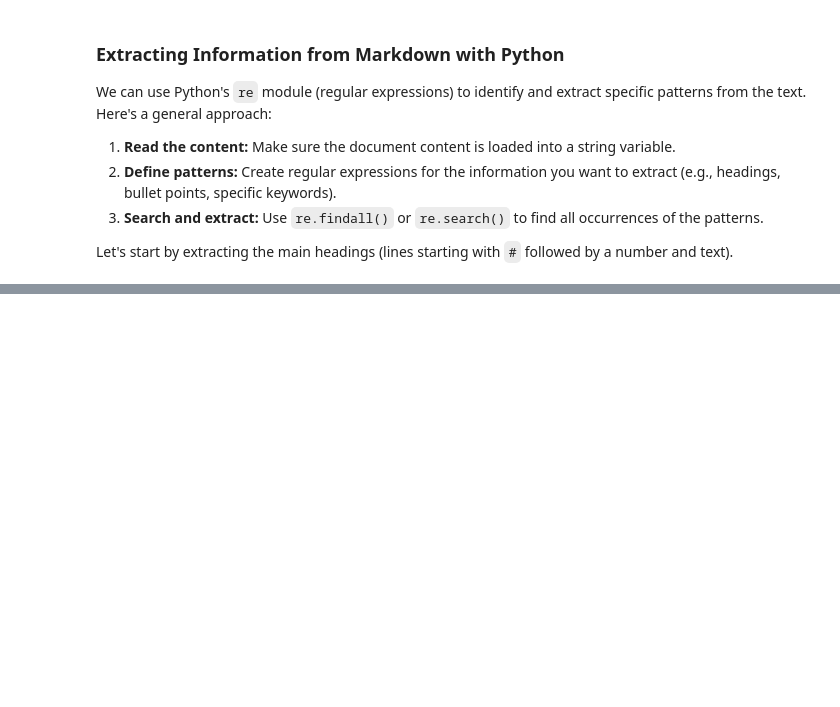
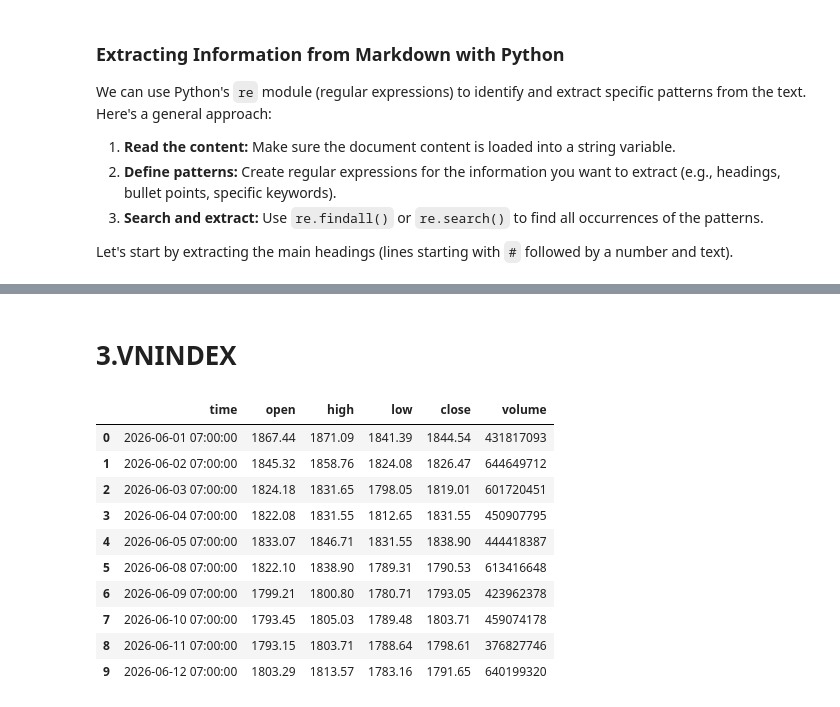
Before and after one commit to Tuanajax/Note_Everthing, a Jupyter notebook: Untitled0.ipynb, the cells around one changed output, grey strips where cells are left out. Cells and saved outputs as stored; diff of their text form; code cells hidden in the pictures; blank space fills up the shorter version.

```diff
--- a/Untitled0.ipynb
+++ b/Untitled0.ipynb
@@ -42,0 +68,17 @@ Successfully installed mplfinance-0.12.10b0 vnai-2.4.8 vnstock-4.0.4 vnstock_ezc
+# %% [markdown]
+# **3.VNINDEX**
+# %%
+df = quote.history(symbol='VNINDEX', start='2026-06-01', end='2026-06-12', interval='d')
+df
+# %% [output]
+|  | time | open | high | low | close | volume |
+| 0 | 2026-06-01 07:00:00 | 1867.44 | 1871.09 | 1841.39 | 1844.54 | 431817093 |
+| 1 | 2026-06-02 07:00:00 | 1845.32 | 1858.76 | 1824.08 | 1826.47 | 644649712 |
+| 2 | 2026-06-03 07:00:00 | 1824.18 | 1831.65 | 1798.05 | 1819.01 | 601720451 |
+| 3 | 2026-06-04 07:00:00 | 1822.08 | 1831.55 | 1812.65 | 1831.55 | 450907795 |
+| 4 | 2026-06-05 07:00:00 | 1833.07 | 1846.71 | 1831.55 | 1838.90 | 444418387 |
+| 5 | 2026-06-08 07:00:00 | 1822.10 | 1838.90 | 1789.31 | 1790.53 | 613416648 |
+| 6 | 2026-06-09 07:00:00 | 1799.21 | 1800.80 | 1780.71 | 1793.05 | 423962378 |
+| 7 | 2026-06-10 07:00:00 | 1793.45 | 1805.03 | 1789.48 | 1803.71 | 459074178 |
+| 8 | 2026-06-11 07:00:00 | 1793.15 | 1803.71 | 1788.64 | 1798.61 | 376827746 |
+| 9 | 2026-06-12 07:00:00 | 1803.29 | 1813.57 | 1783.16 | 1791.65 | 640199320 |
```
Also changed, not shown: parts of 8 cells of this notebook.
